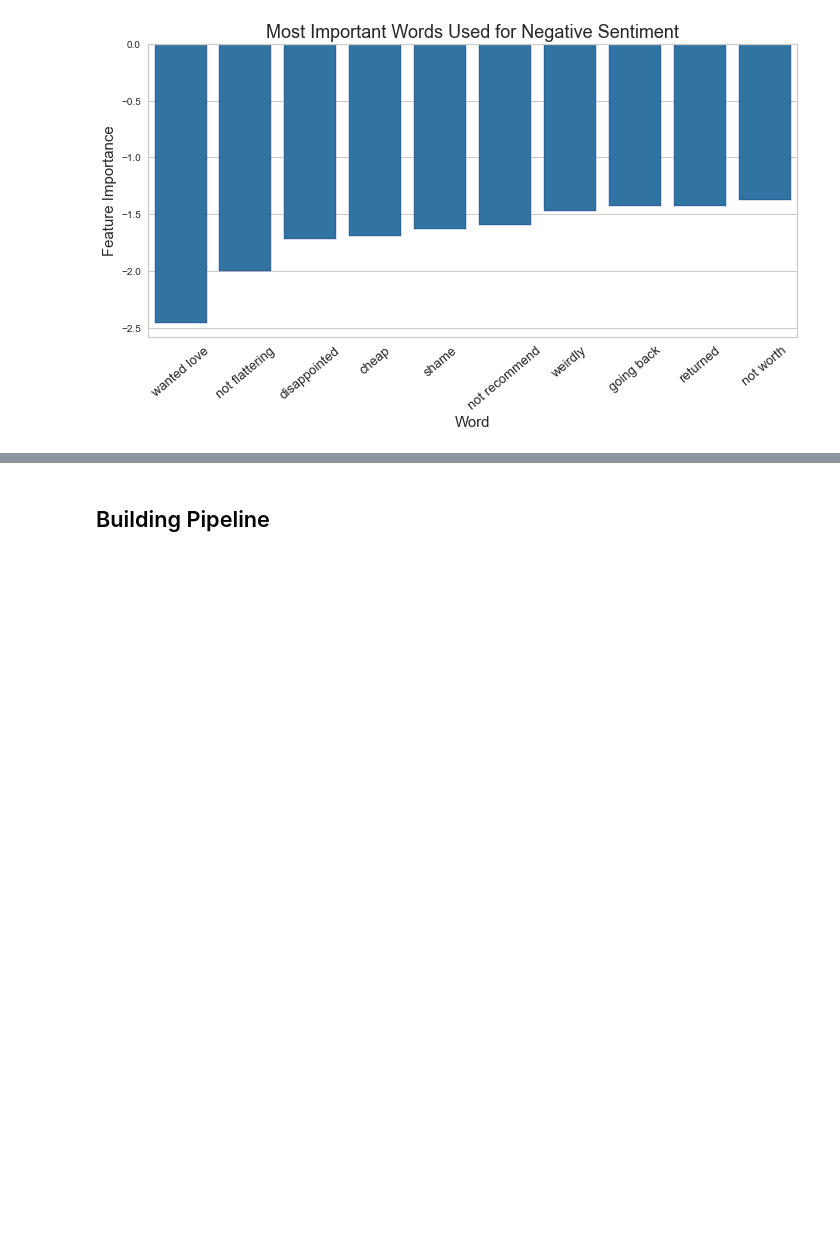
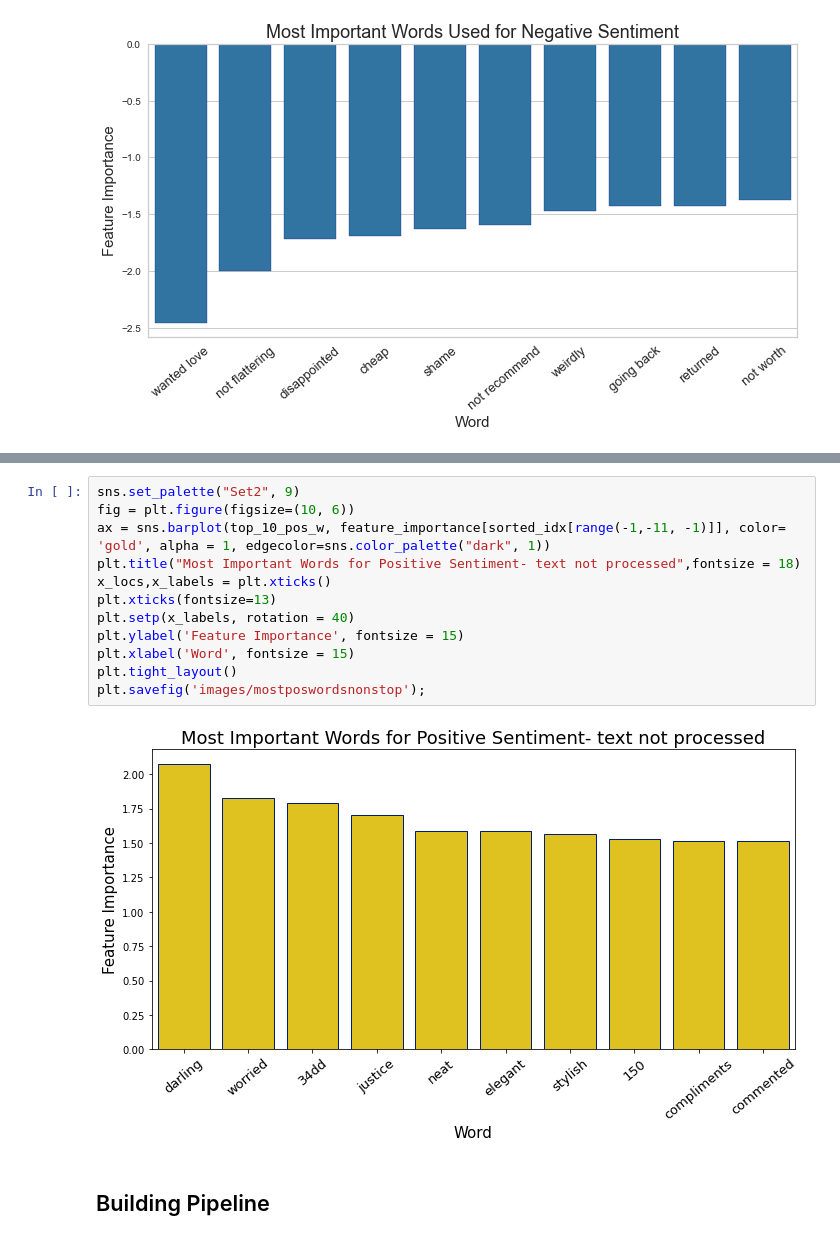
Before and after one commit to baharbiazar/E_Commerce_Reviews_Sentiment_Analysis, a Jupyter notebook: yek_bar_baraye_hamishesh.ipynb, the cells around one changed output, grey strips where cells are left out. Cells and saved outputs as stored; diff of their text form; blank space fills up the shorter version.

```diff
--- a/yek_bar_baraye_hamishesh.ipynb
+++ b/yek_bar_baraye_hamishesh.ipynb
@@ -267,3 +481,17 @@ from yellowbrick.classifier import A
+# %%
+sns.set_palette("Set2", 9)
+fig = plt.figure(figsize=(10, 6))
+ax = sns.barplot(top_10_pos_w, feature_importance[sorted_idx[range(-1,-11, -1)]], color= 'gold', alpha = 1, edgecolor=sns.color_palette("dark", 1))
+plt.title("Most Important Words for Positive Sentiment- text not processed",fontsize = 18)
+x_locs,x_labels = plt.xticks()
+plt.xticks(fontsize=13)
+plt.setp(x_labels, rotation = 40)
+plt.ylabel('Feature Importance', fontsize = 15)
+plt.xlabel('Word', fontsize = 15)
+plt.tight_layout()
+plt.savefig('images/mostposwordsnonstop');
+# %% [output]
+[figure, added]
 # %% [markdown]
 ## Building Pipeline
 # %%
```
Also changed, not shown: parts of 67 cells of this notebook, 10 other files.
